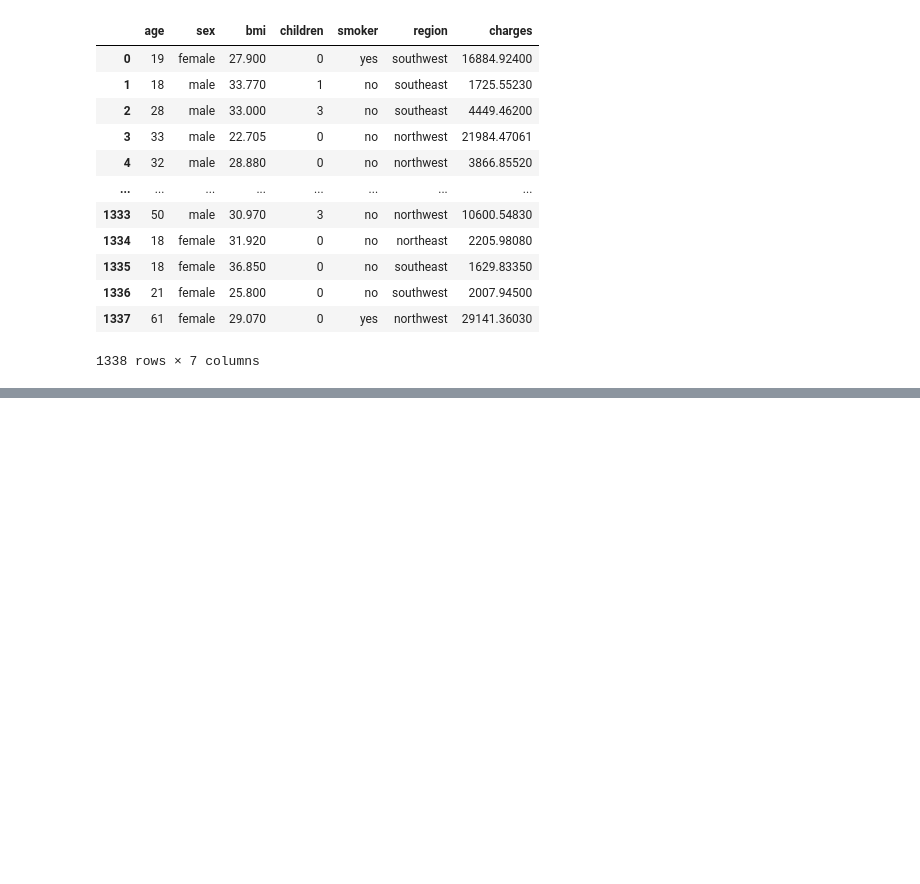
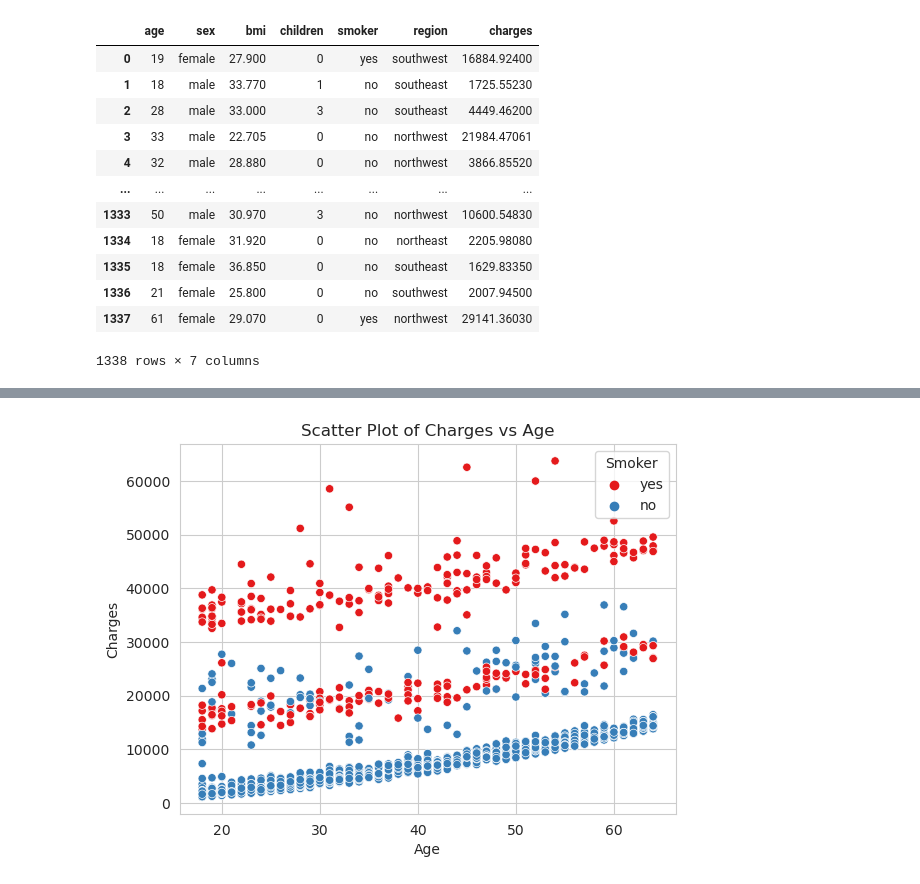
Before and after one commit to ShubhamMisar-12/MedicalCostPrediction, a Jupyter notebook: medical-cost-prediction-1.ipynb, the cells around one changed output, grey strips where cells are left out. Drawn from its saved outputs; the diff is of its cells as text; code cells hidden in the pictures; blank space fills up the shorter version.

```diff
--- a/medical-cost-prediction-1.ipynb
+++ b/medical-cost-prediction-1.ipynb
@@ -41,0 +62,16 @@ import seaborn as sns
+# %%
+sns.set_style('whitegrid')
+
+palette = 'Set1'
+
+sns.scatterplot(data=df, x='age', y='charges', hue='smoker', palette=palette)
+
+plt.xlabel('Age')
+plt.ylabel('Charges')
+plt.title('Scatter Plot of Charges vs Age')
+
+plt.legend(title='Smoker', loc='upper right')
+
+plt.show()
+# %% [output]
+[figure, added]
```
Also changed, not shown: parts of 6 cells of this notebook.
